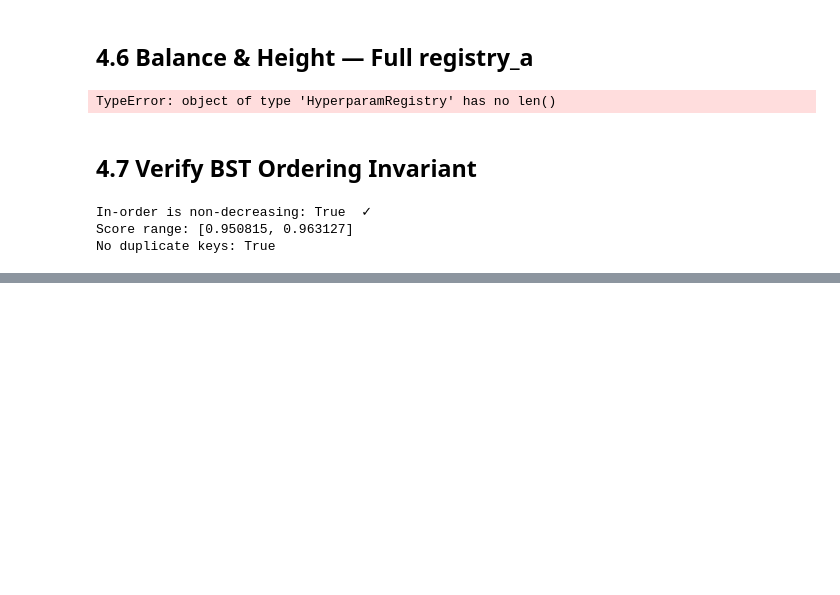
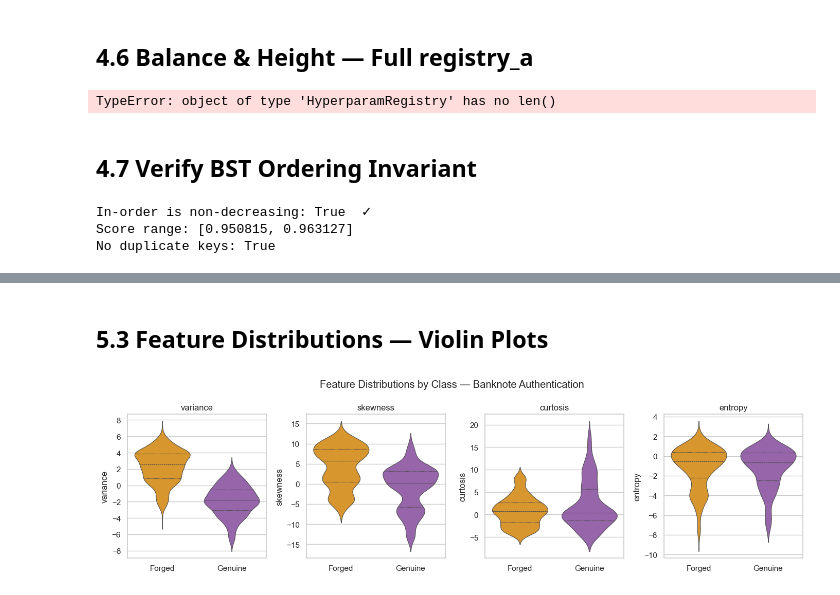
Before and after one commit to ArmanAhmed00/BST-Backed-Hyperparameter-Optimiser-with-Transfer-Analysis, a Jupyter notebook: capstone_project/notebook/capstone.ipynb, the cells around one changed output, grey strips where cells are left out. Drawn from its saved outputs; the diff is of its cells as text; code cells hidden in the pictures; blank space fills up the shorter version.

```diff
--- a/capstone_project/notebook/capstone.ipynb
+++ b/capstone_project/notebook/capstone.ipynb
@@ -705,0 +783,17 @@ No duplicate keys: True
+# %% [markdown]
+## 5.3 Feature Distributions — Violin Plots
+# %%
+feat_b = ['variance','skewness','curtosis','entropy']
+df_b_plot = df_b.copy()
+df_b_plot['class'] = df_b_plot['class'].map({1:'Genuine', 0:'Forged'})
+
+fig, axes = plt.subplots(1, 4, figsize=(14, 4))
+palette_b = {'Genuine':'#9b59b6','Forged':'#f39c12'}
+for ax, col in zip(axes, feat_b):
+    sns.violinplot(data=df_b_plot, x='class', y=col, ax=ax,
+                   palette=palette_b, inner='quartile', linewidth=0.8)
+    ax.set_title(col); ax.set_xlabel("")
+plt.suptitle("Feature Distributions by Class — Banknote Authentication")
+plt.tight_layout(); plt.show()
+# %% [output]
+[figure, added]
```
Also changed, not shown: parts of 17 cells of this notebook, 1 other file.
